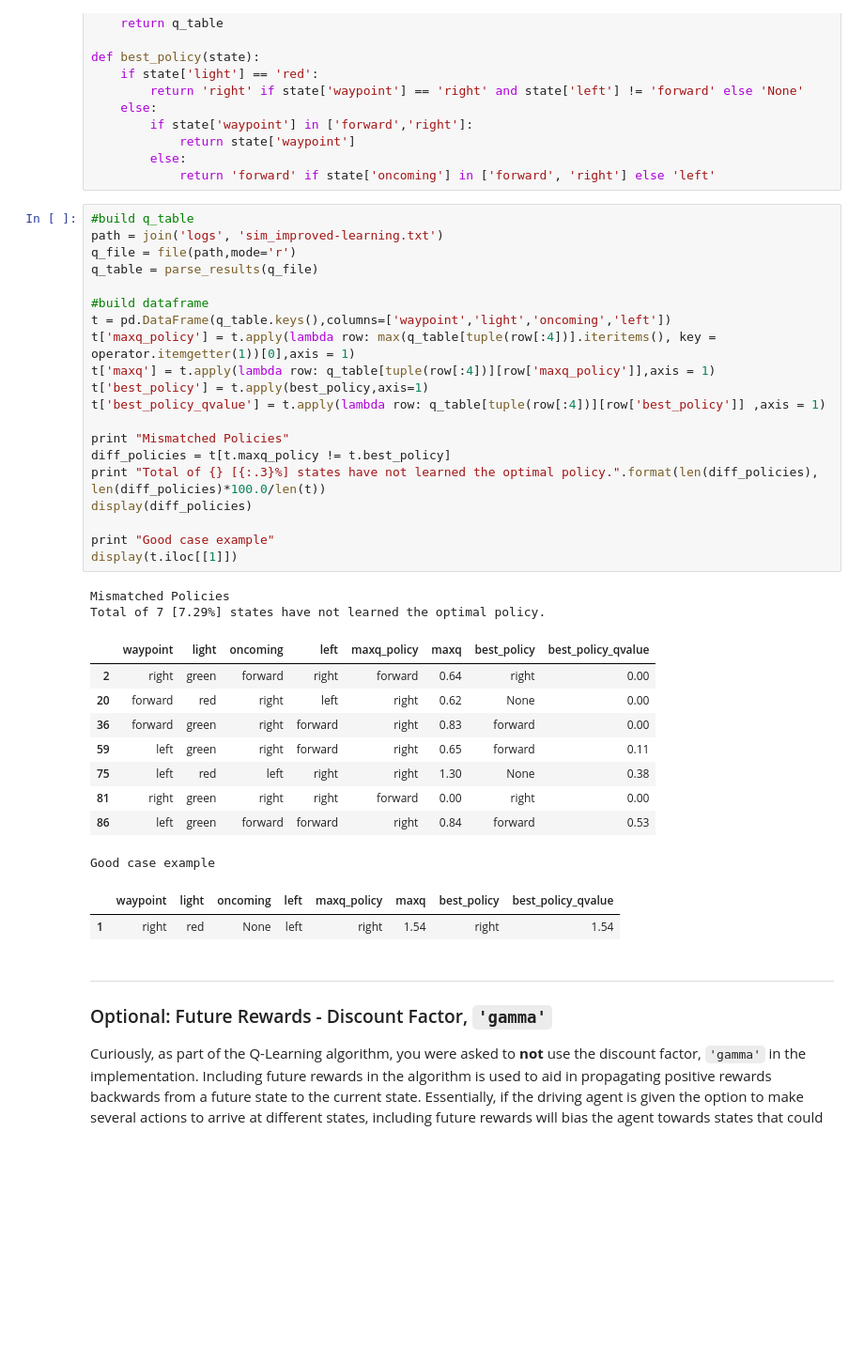
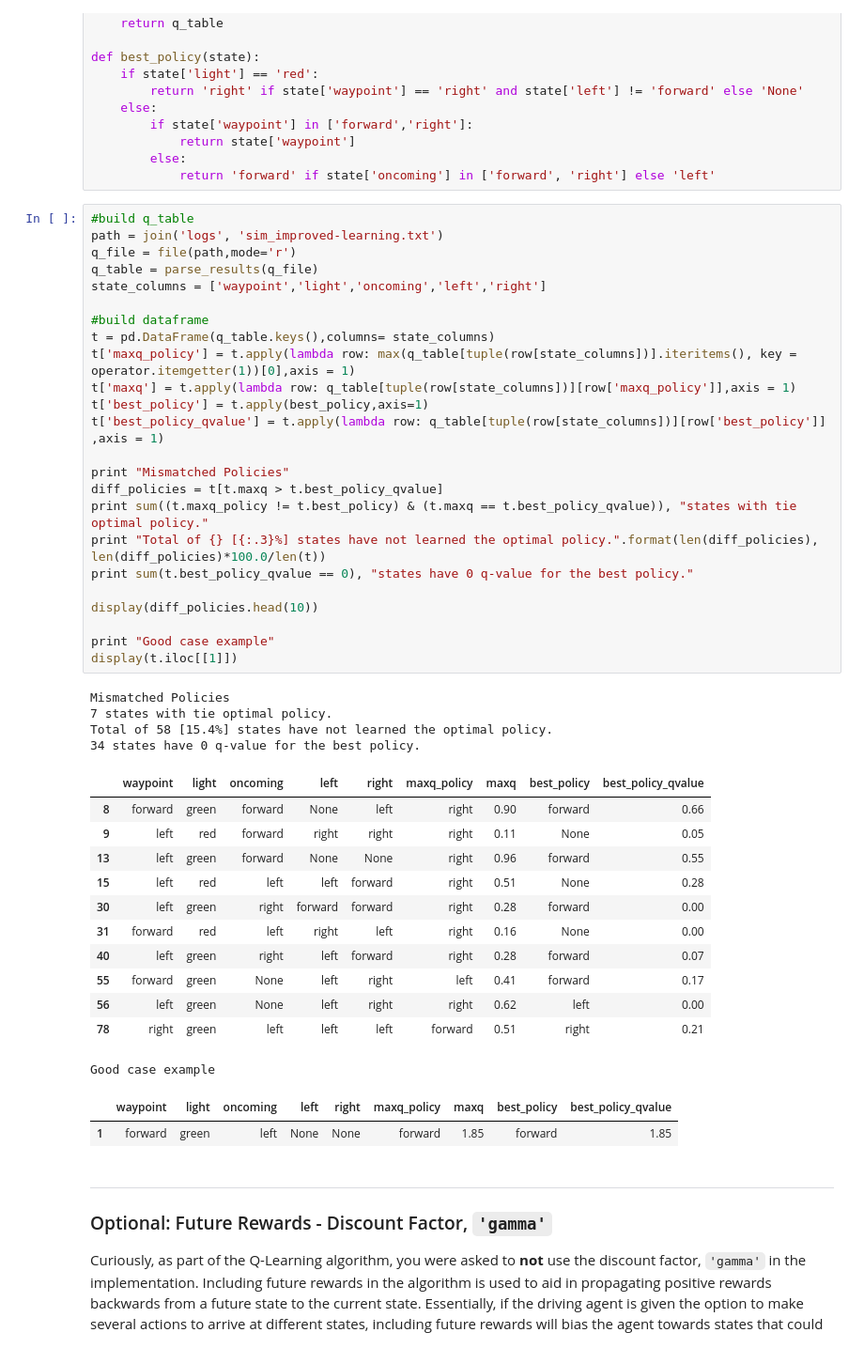
Before and after one commit to lpierezan/machine-learning, a Jupyter notebook: projects/smartcab/smartcab.ipynb, the cells around one changed output. Shown at 94% size. Cells and saved outputs as stored; diff of their text form; blank space fills up the shorter version.

```diff
--- a/projects/smartcab/smartcab.ipynb
+++ b/projects/smartcab/smartcab.ipynb
@@ -364,37 +377,46 @@ def best_policy(state):
 # %%
 #build q_table
 path = join('logs', 'sim_improved-learning.txt')
 q_file = file(path,mode='r')
 q_table = parse_results(q_file)
+state_columns = ['waypoint','light','oncoming','left','right']
 
 #build dataframe
-t = pd.DataFrame(q_table.keys(),columns=['waypoint','light','oncoming','left'])
-t['maxq_policy'] = t.apply(lambda row: max(q_table[tuple(row[:4])].iteritems(), key = operator.itemgetter(1))[0],axis = 1)
-t['maxq'] = t.apply(lambda row: q_table[tuple(row[:4])][row['maxq_policy']],axis = 1)
+t = pd.DataFrame(q_table.keys(),columns= state_columns)
+t['maxq_policy'] = t.apply(lambda row: max(q_table[tuple(row[state_columns])].iteritems(), key = operator.itemgetter(1))[0],axis = 1)
+t['maxq'] = t.apply(lambda row: q_table[tuple(row[state_columns])][row['maxq_policy']],axis = 1)
 t['best_policy'] = t.apply(best_policy,axis=1)
-t['best_policy_qvalue'] = t.apply(lambda row: q_table[tuple(row[:4])][row['best_policy']] ,axis = 1)
+t['best_policy_qvalue'] = t.apply(lambda row: q_table[tuple(row[state_columns])][row['best_policy']] ,axis = 1)
 
 print "Mismatched Policies"
-diff_policies = t[t.maxq_policy != t.best_policy]
+diff_policies = t[t.maxq > t.best_policy_qvalue]
+print sum((t.maxq_policy != t.best_policy) & (t.maxq == t.best_policy_qvalue)), "states with tie optimal policy."
 print "Total of {} [{:.3}%] states have not learned the optimal policy.".format(len(diff_policies), len(diff_policies)*100.0/len(t))
-display(diff_policies)
+print sum(t.best_policy_qvalue == 0), "states have 0 q-value for the best policy."
+
+display(diff_policies.head(10))
 
 print "Good case example"
 display(t.iloc[[1]])
 # %% [output]
 Mismatched Policies
-Total of 7 [7.29%] states have not learned the optimal policy.
+7 states with tie optimal policy.
+Total of 58 [15.4%] states have not learned the optimal policy.
+34 states have 0 q-value for the best policy.
-|  | waypoint | light | oncoming | left | maxq_policy | maxq | best_policy | best_policy_qvalue |
-| 2 | right | green | forward | right | forward | 0.64 | right | 0.00 |
-| 20 | forward | red | right | left | right | 0.62 | None | 0.00 |
-| 36 | forward | green | right | forward | right | 0.83 | forward | 0.00 |
-| 59 | left | green | right | forward | right | 0.65 | forward | 0.11 |
-| 75 | left | red | left | right | right | 1.30 | None | 0.38 |
-| 81 | right | green | right | right | forward | 0.00 | right | 0.00 |
-| 86 | left | green | forward | forward | right | 0.84 | forward | 0.53 |
+|  | waypoint | light | oncoming | left | right | maxq_policy | maxq | best_policy | best_policy_qvalue |
+| 8 | forward | green | forward | None | left | right | 0.90 | forward | 0.66 |
+| 9 | left | red | forward | right | right | right | 0.11 | None | 0.05 |
+| 13 | left | green | forward | None | None | right | 0.96 | forward | 0.55 |
+| 15 | left | red | left | left | forward | right | 0.51 | None | 0.28 |
+| 30 | left | green | right | forward | forward | right | 0.28 | forward | 0.00 |
+| 31 | forward | red | left | right | left | right | 0.16 | None | 0.00 |
+| 40 | left | green | right | left | forward | right | 0.28 | forward | 0.07 |
+| 55 | forward | green | None | left | right | left | 0.41 | forward | 0.17 |
+| 56 | left | green | None | left | right | right | 0.62 | left | 0.00 |
+| 78 | right | green | left | left | left | forward | 0.51 | right | 0.21 |
 Good case example
-|  | waypoint | light | oncoming | left | maxq_policy | maxq | best_policy | best_policy_qvalue |
-| 1 | right | red | None | left | right | 1.54 | right | 1.54 |
+|  | waypoint | light | oncoming | left | right | maxq_policy | maxq | best_policy | best_policy_qvalue |
+| 1 | forward | green | left | None | None | forward | 1.85 | forward | 1.85 |
 # %% [markdown]
 -----
 ### Optional: Future Rewards - Discount Factor, `'gamma'`
```
Also changed, not shown: parts of 10 cells of this notebook, 6 other files.
